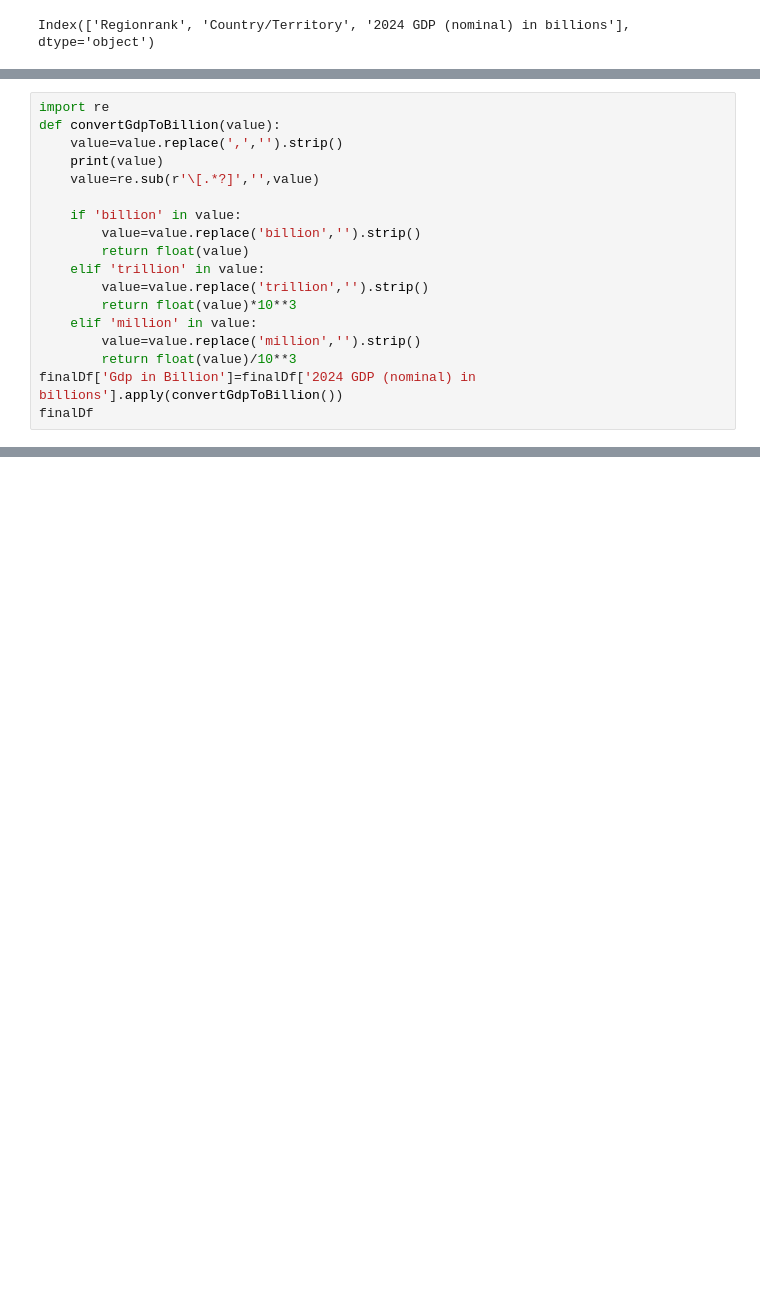
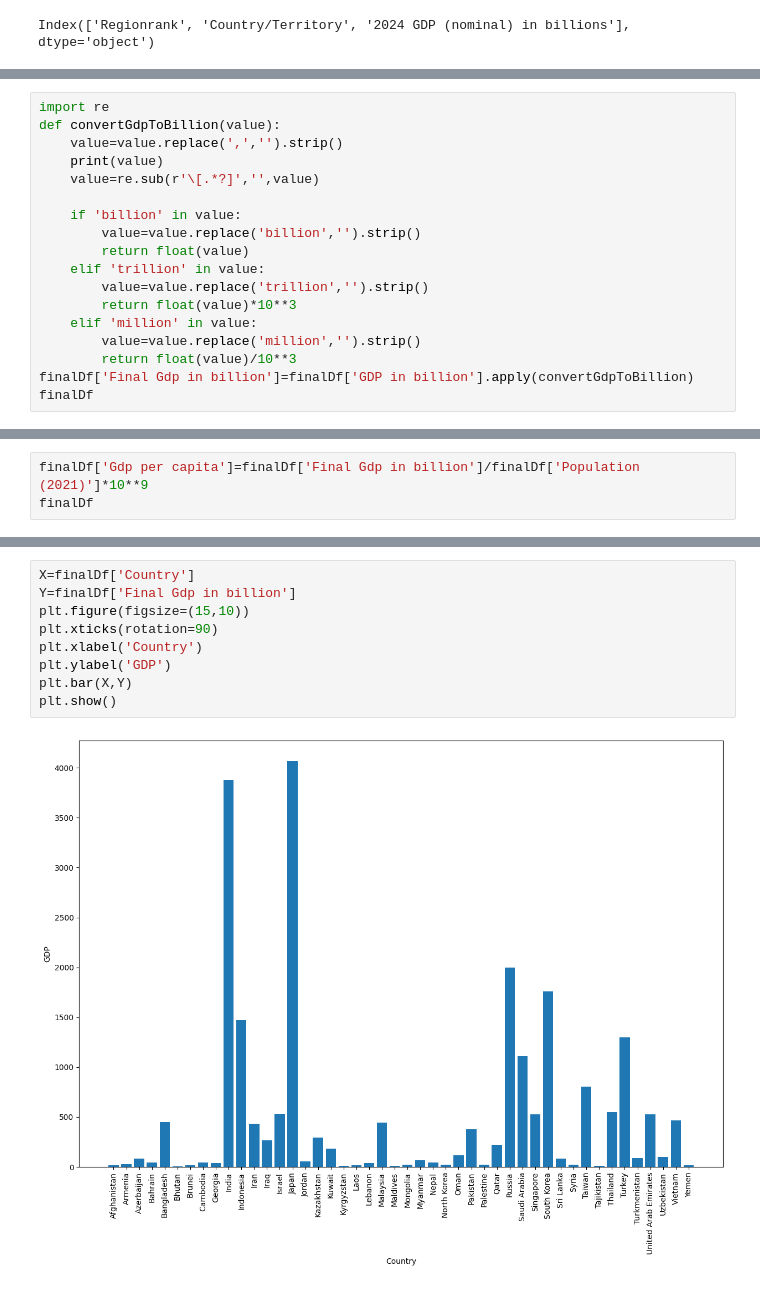
Before and after one commit to revanmk/Data-Analysis, a Jupyter notebook: BeautifulSoup.ipynb, the cells around one changed output, grey strips where cells are left out. Drawn from its saved outputs; the diff is of its cells as text; blank space fills up the shorter version.

```diff
--- a/BeautifulSoup.ipynb
+++ b/BeautifulSoup.ipynb
@@ -476,6 +459,6 @@ def convertGdpToBillion(value):
     elif 'million' in value:
         value=value.replace('million','').strip()
         return float(value)/10**3
-finalDf['Gdp in Billion']=finalDf['2024 GDP (nominal) in billions'].apply(convertGdpToBillion())
+finalDf['Final Gdp in billion']=finalDf['GDP in billion'].apply(convertGdpToBillion)
 finalDf
 # %% [output]
@@ -482,0 +499,3 @@ TypeError: convertGdpToBillion() missing 1 required positional argument: 'value'
+# %%
+finalDf['Gdp per capita']=finalDf['Final Gdp in billion']/finalDf['Population (2021)']*10**9
+finalDf
@@ -482,0 +522,11 @@ TypeError: convertGdpToBillion() missing 1 required positional argument: 'value'
+# %%
+X=finalDf['Country']
+Y=finalDf['Final Gdp in billion']
+plt.figure(figsize=(15,10))
+plt.xticks(rotation=90)
+plt.xlabel('Country')
+plt.ylabel('GDP')
+plt.bar(X,Y)
+plt.show()
+# %% [output]
+[figure, added]
```
Also changed, not shown: parts of 13 cells of this notebook.
